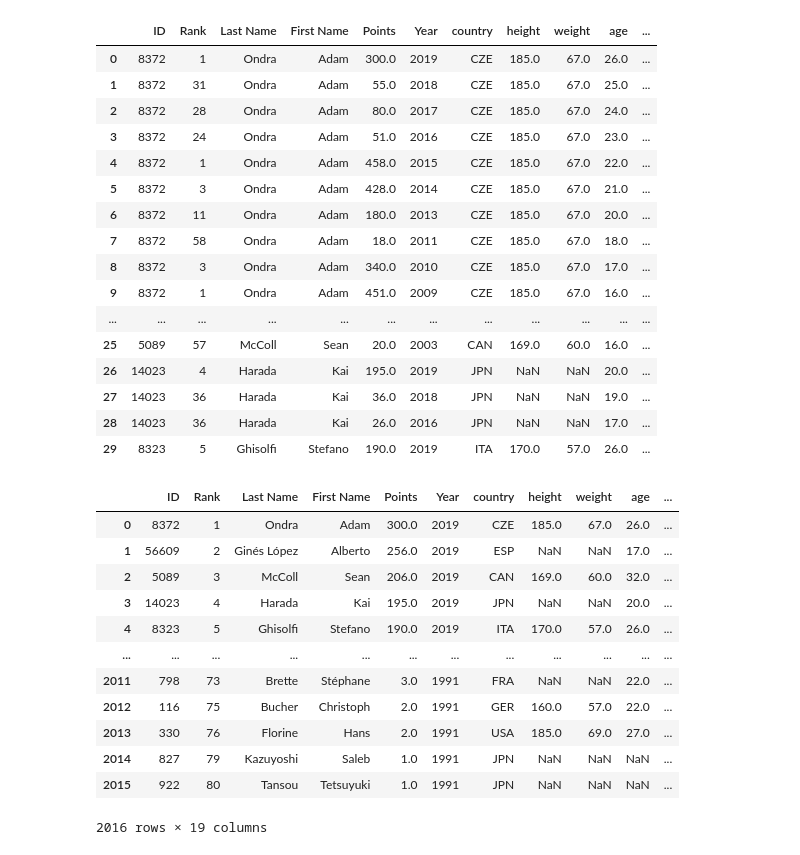
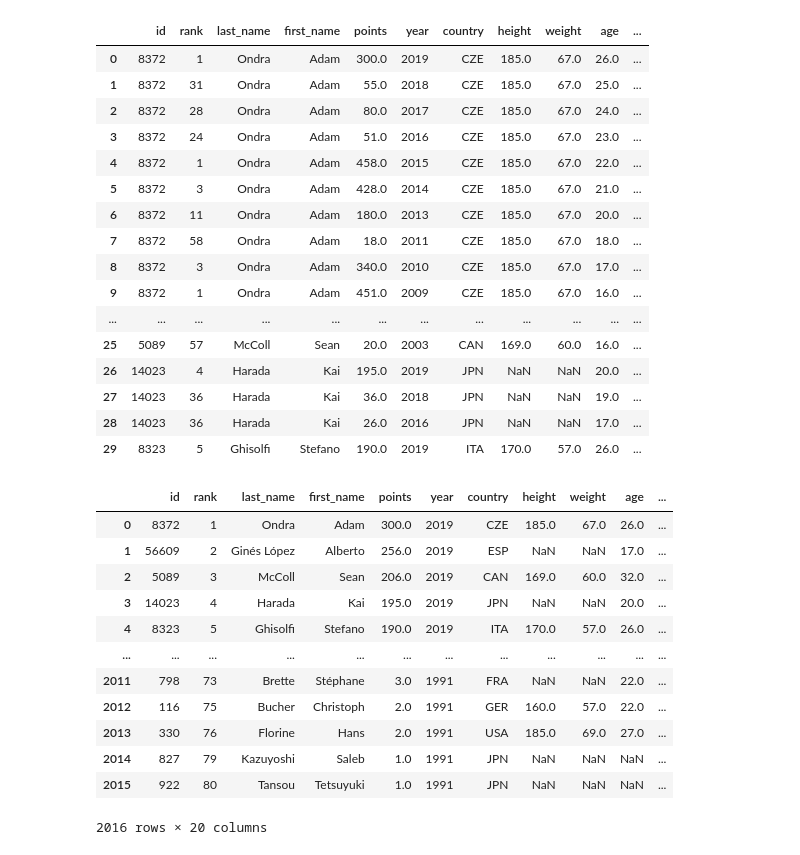
Before and after one commit to eabrouwer3/operation-whirling-dervish, a Jupyter notebook: cleaning/make_lag_data.ipynb, the cells around one changed output. Saved outputs shown, nothing was run; the diff lists cells and outputs as text; code cells hidden in the pictures.

Commit message:
Add career length feature

```diff
--- a/cleaning/make_lag_data.ipynb
+++ b/cleaning/make_lag_data.ipynb
@@ -78,5 +26,6 @@ merged[:50]
 # %%
 men_lead_count_dfs = {}
+num_events_per_year = {}
 discipline = 'lead'
 for year in range(2019, 1990, -1):
     filepath = '../data/worldcup_data.csv'
@@ -85,41 +34,67 @@ for year in range(2019, 1990, -1):
     year_df = df[(df['year']==year) & (df['type']==discipline)]
     counts = year_df['athlete_id'].value_counts()
     men_lead_count_dfs[year] = counts
+    num_events = max(counts)
+    num_events_per_year[year] = num_events
 # %%
 top_athletes = merged['ID'].unique()
-
-# Point dropping started in 2003. Standardized after 2007?
+drop_points = False
 
 # ml suffix is for 'men' 'lead'
 merged_ml = merged[(merged['Event']=='lead') & (merged['Gender']=='MEN')].copy()
 merged_ml = merged_ml.drop(columns=['Event', 'Gender'])
 merged_ml = merged_ml.reset_index(drop=True)
 
+#Adding the career length feature
+athlete_ids = merged_ml['ID'].unique()
+experience = pd.DataFrame()
+experience_list = []
+for ID in athlete_ids:
+    athlete = merged_ml[merged_ml['ID']==ID]
+    starting_year = athlete['Year'].min()
+    athlete_experience = athlete['Year'] - starting_year
+    experience_list.append(athlete_experience)
+merged_ml['career_len'] = pd.concat(experience_list)
+
+
+# Add lag columns
 all_counts = []
 for i, row in merged_ml.iterrows():
     year = row['Year']
     ID = row['ID']
     count_df = men_lead_count_dfs[year]
     all_counts.append(count_df[ID])
 
 merged_ml['event_count'] = all_counts
-merged_ml['avg_points'] = merged_ml['Points'] / merged_ml['event_count']
+
+# TO DO: We can implement the thing where an athletes lowest score is dropped
+if drop_points:
+    raise NotImplementedError()
+#     num_events = num_events_per_year[]
+#     merged_ml['avg_points'] = None
+else:
+    merged_ml['avg_points'] = merged_ml['Points'] / merged_ml['event_count']
 
 K = 7 # num of lags
 col_names = [f't-{k+1}' for k in range(K)]
 lag_df = pd.DataFrame(columns=col_names)
-# print(lag_df)
 for i, ID in enumerate(top_athletes):
     athlete = merged_ml[merged_ml['ID']==ID].copy()
     lag_list = [athlete['avg_points'].shift(-(k+1)) for k in range(K)]
     lags = pd.concat(lag_list, axis=1)
     lags.columns = col_names
     lag_df = pd.concat([lag_df, lags], axis=0)
 
 merged_ml = pd.concat([merged_ml, lag_df], axis=1)
+merged_ml = merged_ml.rename(columns={'ID': 'id',
+                                      'Rank': 'rank',
+                                      'Last Name': 'last_name',
+                                      'First Name': 'first_name',
+                                      'Points': 'points',
+                                      'Year': 'year'})
 merged_ml.head(30) # This one goes by athlete, rather than by year
 # %% [output]
-|  | ID | Rank | Last Name | First Name | Points | Year | country | height | weight | age | ... |
+|  | id | rank | last_name | first_name | points | year | country | height | weight | age | ... |
 | 0 | 8372 | 1 | Ondra | Adam | 300.0 | 2019 | CZE | 185.0 | 67.0 | 26.0 | ... |
 | 1 | 8372 | 31 | Ondra | Adam | 55.0 | 2018 | CZE | 185.0 | 67.0 | 25.0 | ... |
 | 2 | 8372 | 28 | Ondra | Adam | 80.0 | 2017 | CZE | 185.0 | 67.0 | 24.0 | ... |
@@ -137,13 +112,12 @@ merged_ml.head(30) # This one goes by athlete, rather than by year
 | 28 | 14023 | 36 | Harada | Kai | 26.0 | 2016 | JPN | NaN | NaN | 17.0 | ... |
 | 29 | 8323 | 5 | Ghisolfi | Stefano | 190.0 | 2019 | ITA | 170.0 | 57.0 | 26.0 | ... |
 # %%
-sorted_merged_ml = merged_ml.sort_values(by=['Year', 'Points'], ascending=False)
+sorted_merged_ml = merged_ml.sort_values(by=['year', 'points'], ascending=False)
 sorted_merged_ml = sorted_merged_ml.reset_index(drop=True)
-# sorted_merged_ml.to_pickle('../data/men_lead_no_drop.pkl')
-sorted_merged_ml.to_csv('../data/men_lead_no_drop.csv', index=False)
+# sorted_merged_ml.to_csv('../data/men_lead_no_drop.csv', index=False)
 sorted_merged_ml
 # %% [output]
-|  | ID | Rank | Last Name | First Name | Points | Year | country | height | weight | age | ... |
+|  | id | rank | last_name | first_name | points | year | country | height | weight | age | ... |
 | 0 | 8372 | 1 | Ondra | Adam | 300.0 | 2019 | CZE | 185.0 | 67.0 | 26.0 | ... |
 | 1 | 56609 | 2 | Ginés López | Alberto | 256.0 | 2019 | ESP | NaN | NaN | 17.0 | ... |
 | 2 | 5089 | 3 | McColl | Sean | 206.0 | 2019 | CAN | 169.0 | 60.0 | 32.0 | ... |
@@ -155,4 +129,4 @@ sorted_merged_ml
 | 2013 | 330 | 76 | Florine | Hans | 2.0 | 1991 | USA | 185.0 | 69.0 | 27.0 | ... |
 | 2014 | 827 | 79 | Kazuyoshi | Saleb | 1.0 | 1991 | JPN | NaN | NaN | NaN | ... |
 | 2015 | 922 | 80 | Tansou | Tetsuyuki | 1.0 | 1991 | JPN | NaN | NaN | NaN | ... |
-2016 rows × 19 columns
+2016 rows × 20 columns
```
Also changed, not shown: parts of 5 cells of this notebook, 1 other file.
